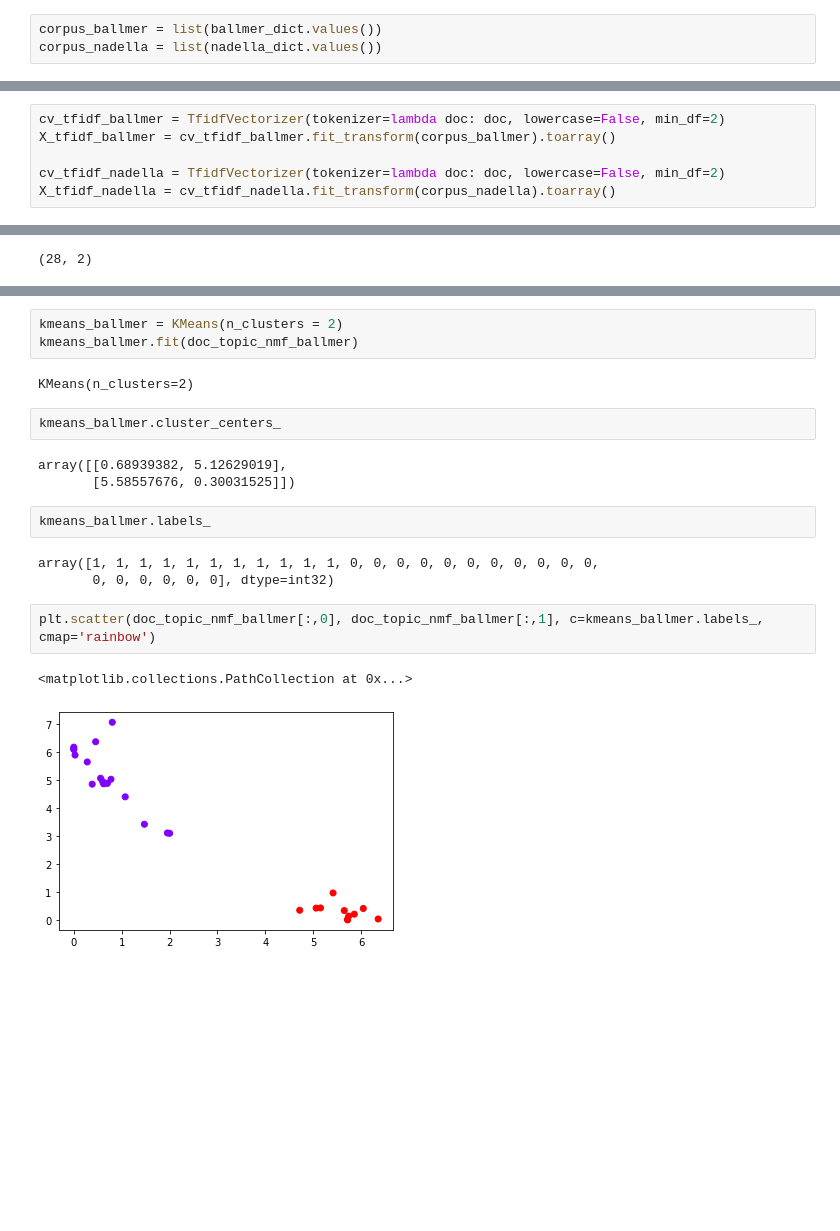
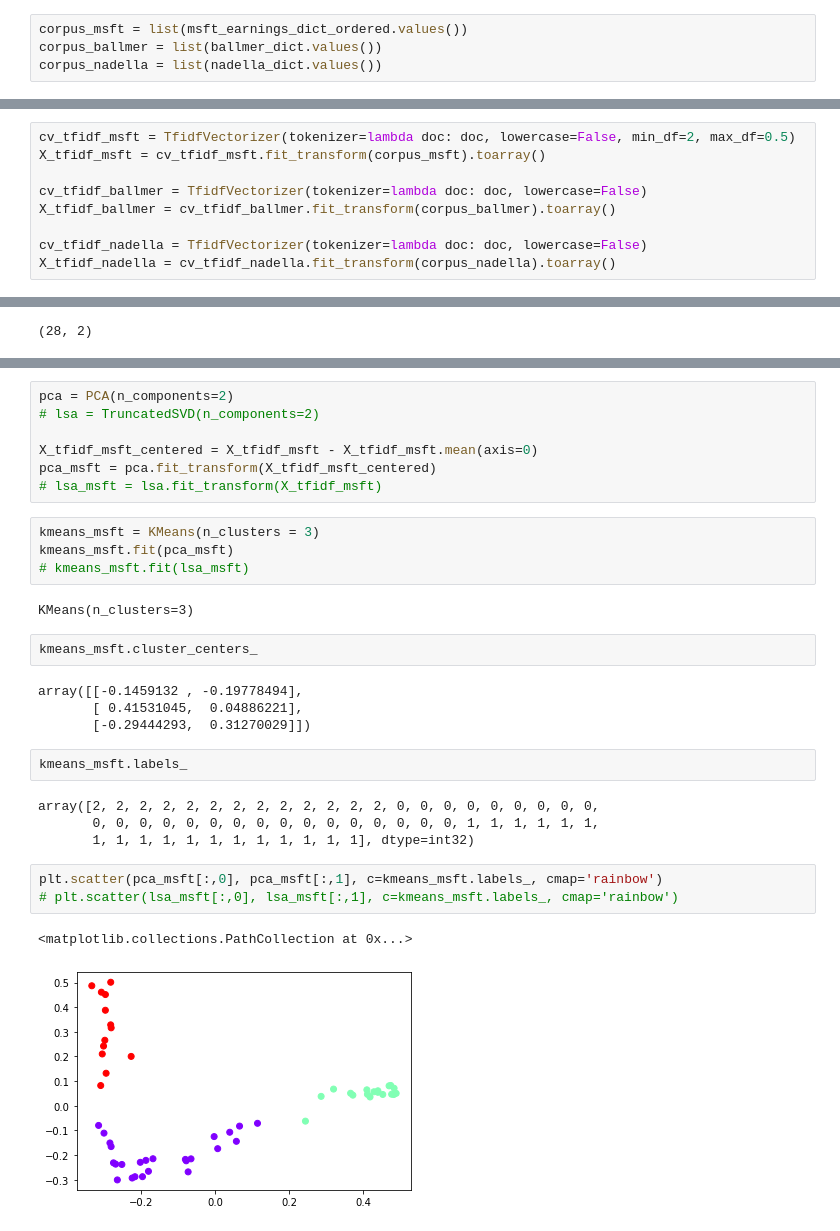
Before and after one commit to mkschoi/project4_microsoft_transformation, a Jupyter notebook: Notebooks/Topic_modeling_and_clustering.ipynb, the cells around one changed output, grey strips where cells are left out. Saved outputs shown, nothing was run; the diff lists cells and outputs as text; blank space fills up the shorter version.

```diff
--- a/Notebooks/Topic_modeling_and_clustering.ipynb
+++ b/Notebooks/Topic_modeling_and_clustering.ipynb
@@ -84,4 +30,5 @@ nadella_dict['msft_21q2'] = msft_earnings_dict_cleaned['msft_21q2']
 # %%
+corpus_msft = list(msft_earnings_dict_ordered.values())
 corpus_ballmer = list(ballmer_dict.values())
 corpus_nadella = list(nadella_dict.values())
 # %%
@@ -156,7 +140,10 @@ words_freq_nadella
 # %%
-cv_tfidf_ballmer = TfidfVectorizer(tokenizer=lambda doc: doc, lowercase=False, min_df=2)
+cv_tfidf_msft = TfidfVectorizer(tokenizer=lambda doc: doc, lowercase=False, min_df=2, max_df=0.5)
+X_tfidf_msft = cv_tfidf_msft.fit_transform(corpus_msft).toarray()
+
+cv_tfidf_ballmer = TfidfVectorizer(tokenizer=lambda doc: doc, lowercase=False)
 X_tfidf_ballmer = cv_tfidf_ballmer.fit_transform(corpus_ballmer).toarray()
 
-cv_tfidf_nadella = TfidfVectorizer(tokenizer=lambda doc: doc, lowercase=False, min_df=2)
+cv_tfidf_nadella = TfidfVectorizer(tokenizer=lambda doc: doc, lowercase=False)
 X_tfidf_nadella = cv_tfidf_nadella.fit_transform(corpus_nadella).toarray()
 # %%
@@ -343,23 +475,34 @@ array([1, 1, 1, 1, 1, 1, 1, 1, 1, 1, 1, 1, 1, 1, 0, 0, 0, 0, 0, 0, 0, 0,
-# %%
-kmeans_ballmer = KMeans(n_clusters = 2)
-kmeans_ballmer.fit(doc_topic_nmf_ballmer)
-# %% [output]
-KMeans(n_clusters=2)
+# %%
+pca = PCA(n_components=2)
+# lsa = TruncatedSVD(n_components=2)
+
+X_tfidf_msft_centered = X_tfidf_msft - X_tfidf_msft.mean(axis=0)
+pca_msft = pca.fit_transform(X_tfidf_msft_centered)
+# lsa_msft = lsa.fit_transform(X_tfidf_msft)
+# %%
+kmeans_msft = KMeans(n_clusters = 3)
+kmeans_msft.fit(pca_msft)
+# kmeans_msft.fit(lsa_msft)
+# %% [output]
+KMeans(n_clusters=3)
 # %%
-kmeans_ballmer.cluster_centers_
+kmeans_msft.cluster_centers_
 # %% [output]
-array([[0.68939382, 5.12629019],
-       [5.58557676, 0.30031525]])
+array([[-0.1459132 , -0.19778494],
+       [ 0.41531045,  0.04886221],
+       [-0.29444293,  0.31270029]])
 # %%
-kmeans_ballmer.labels_
+kmeans_msft.labels_
 # %% [output]
-array([1, 1, 1, 1, 1, 1, 1, 1, 1, 1, 1, 0, 0, 0, 0, 0, 0, 0, 0, 0, 0, 0,
-       0, 0, 0, 0, 0, 0], dtype=int32)
+array([2, 2, 2, 2, 2, 2, 2, 2, 2, 2, 2, 2, 2, 0, 0, 0, 0, 0, 0, 0, 0, 0,
+       0, 0, 0, 0, 0, 0, 0, 0, 0, 0, 0, 0, 0, 0, 0, 0, 1, 1, 1, 1, 1, 1,
+       1, 1, 1, 1, 1, 1, 1, 1, 1, 1, 1, 1], dtype=int32)
 # %%
-plt.scatter(doc_topic_nmf_ballmer[:,0], doc_topic_nmf_ballmer[:,1], c=kmeans_ballmer.labels_, cmap='rainbow')
+plt.scatter(pca_msft[:,0], pca_msft[:,1], c=kmeans_msft.labels_, cmap='rainbow')
+# plt.scatter(lsa_msft[:,0], lsa_msft[:,1], c=kmeans_msft.labels_, cmap='rainbow')
 # %% [output]
 <matplotlib.collections.PathCollection at 0x...>
-[figure, old version]
+[figure, new version]
 # %%
 SSEs = []
 Sil_coefs = []
```
Also changed, not shown: parts of 152 cells of this notebook, 5 other files.
